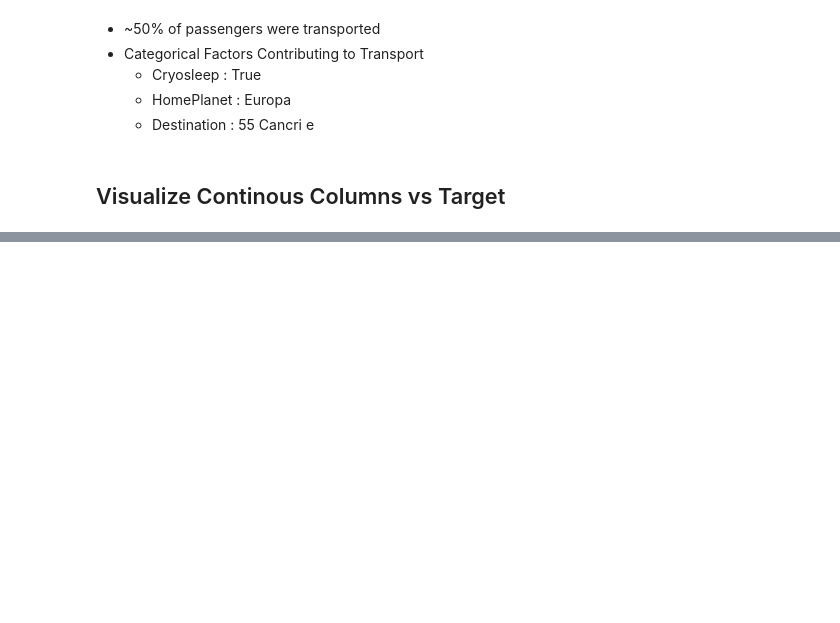
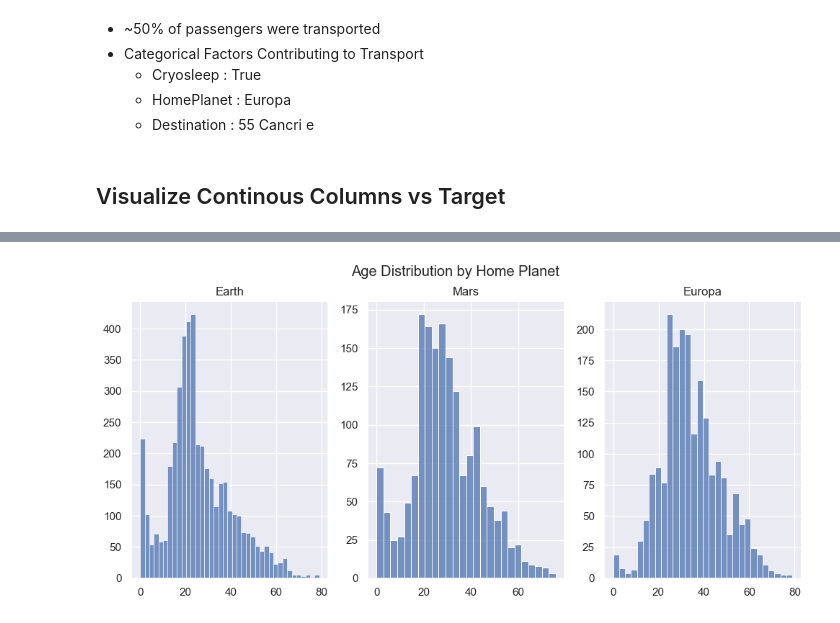
Before and after one commit to jmeisenh/SpaceTitanic, a Jupyter notebook: SST Submission.ipynb, the cells around one changed output, grey strips where cells are left out. Cells and saved outputs as stored; diff of their text form; code cells hidden in the pictures; blank space fills up the shorter version.

```diff
--- a/SST Submission.ipynb
+++ b/SST Submission.ipynb
@@ -148,0 +235,12 @@ for i in ameneties.columns:
+# %%
+# check age distribution
+sns.set()
+fig, axes = plt.subplots(1, 3, figsize = (12,5))
+fig.suptitle('Age Distribution by Home Planet')
+c = 0
+for i in ['Earth', 'Mars', 'Europa']:
+    sns.histplot(data = train.loc[(train['HomePlanet'] == i) & (train['Age'].notna()), ['Age']].astype(int), x = 'Age', ax = axes[c]).set(
+    ylabel = None, xlabel = None, title = f'{i}')
+    c += 1
+# %% [output]
+[figure, added]
```
Also changed, not shown: parts of 67 cells of this notebook, 1 other file.
